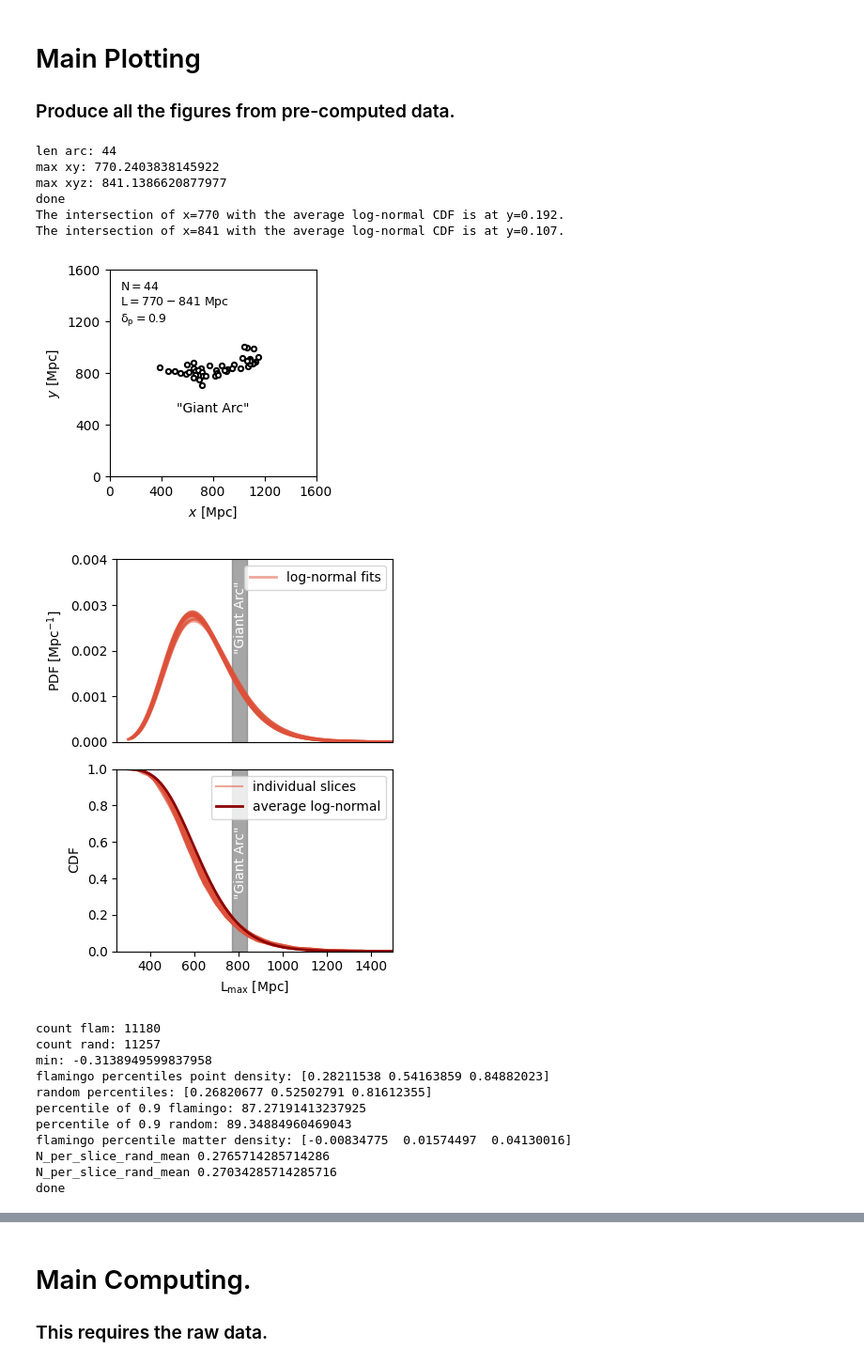
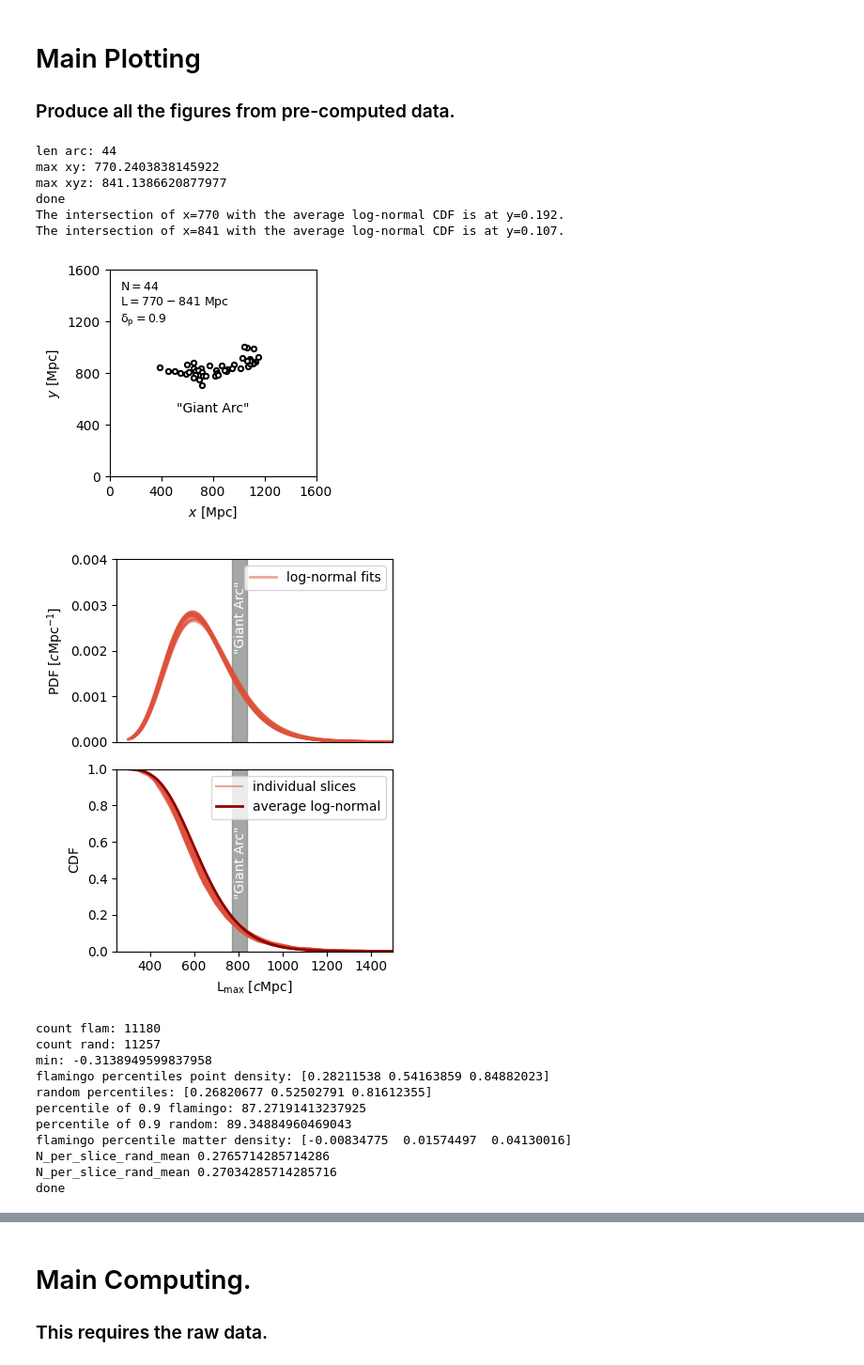
Before and after one commit to TillSawala/GiantArc, a Jupyter notebook: GiantArc.ipynb, the cells around one changed output, grey strips where cells are left out. Shown at 94% size. Drawn from its saved outputs; the diff is of its cells as text; code cells hidden in the pictures.

Commit message:
small fix to labels
use $c\mathrm{Mpc}$ throughout.

```diff
--- a/GiantArc.ipynb
+++ b/GiantArc.ipynb
@@ -955,12 +955,12 @@ def plot_len_pdf_cdf():
     ax[1].fill_betweenx(y=[0, 1], x1=770, x2=841, color='grey', alpha=0.7)
 
     # Annotations
-    ax[0].set_ylabel(r'$\mathrm{PDF~[Mpc^{-1}]}$')
+    ax[0].set_ylabel(r'$\mathrm{PDF~[}c\mathrm{Mpc^{-1}]}$')
     ax[0].legend(loc="upper right")
     ax[1].set_xlabel('')
     ax[1].set_ylabel(r'$\mathrm{CDF}$')
     ax[1].legend(loc="upper right")
-    ax[1].set_xlabel(r'$\mathrm{L_{max}~[Mpc]}$')
+    ax[1].set_xlabel(r'$\mathrm{L_{max}~[}c\mathrm{Mpc]}$')
 
     ax[0].text(810,0.5*0.004, r'"Giant Arc"',  horizontalalignment='center', color = 'white', rotation='vertical')
     ax[1].text(810,0.3, r'"Giant Arc"',  horizontalalignment='center', color = 'white', rotation='vertical')
@@ -1032,7 +1032,7 @@ def plot_LL_flamingo_mass():
         legobj.set_linewidth(4.0)
         legobj.set_linestyle('solid')
 
-    ax.set_xlabel(r'$\mathrm{l~[Mpc]}$')
+    ax.set_xlabel(r'$\mathrm{l~[}c\mathrm{Mpc]}$')
     ax.set_ylabel(r'$\mathrm{N_{FoF}}$')
     ax.set_yscale('log')
     ax.set_ylim([0.01, 1.2])
@@ -1504,32 +1504,32 @@ def compute_LL_random():
 ### Produce all the figures from pre-computed data.
 # %%
 # Find and plot prominent groups (Figure 1). This requires the raw data.
-#plot_slices(background = True)
+plot_slices(background = True)
 
 # Plot the Lopez et al. Giant Arc (Figure 1)
 plot_GA()
 
 # Plot the PDF and the CDF for the length of the longest structure in
 # random samples of different slices (Figure 2)
 plot_len_pdf_cdf()
 
 # Plot the number of groups as a function of linking length and mass (Figure 3)
 plot_LL_flamingo_mass()
 
 # Plot histograms of the overdensities (Figure 4)
 plot_overdensity_histograms(N=2000, L_min=700)
 
 # Plot the excess of groups as a function of scale and time (Figure 5)
 plot_scales_redshifts()
 # %% [output]
 len arc: 44
 max xy: 770.2403838145922
 max xyz: 841.1386620877977
 done
 The intersection of x=770 with the average log-normal CDF is at y=0.192.
 The intersection of x=841 with the average log-normal CDF is at y=0.107.
 [figure]
-[figure, old version]
+[figure, new version]
 count flam: 11180
 count rand: 11257
 min: -0.3138949599837958
```
Also changed, not shown: parts of 1 cell of this notebook.
